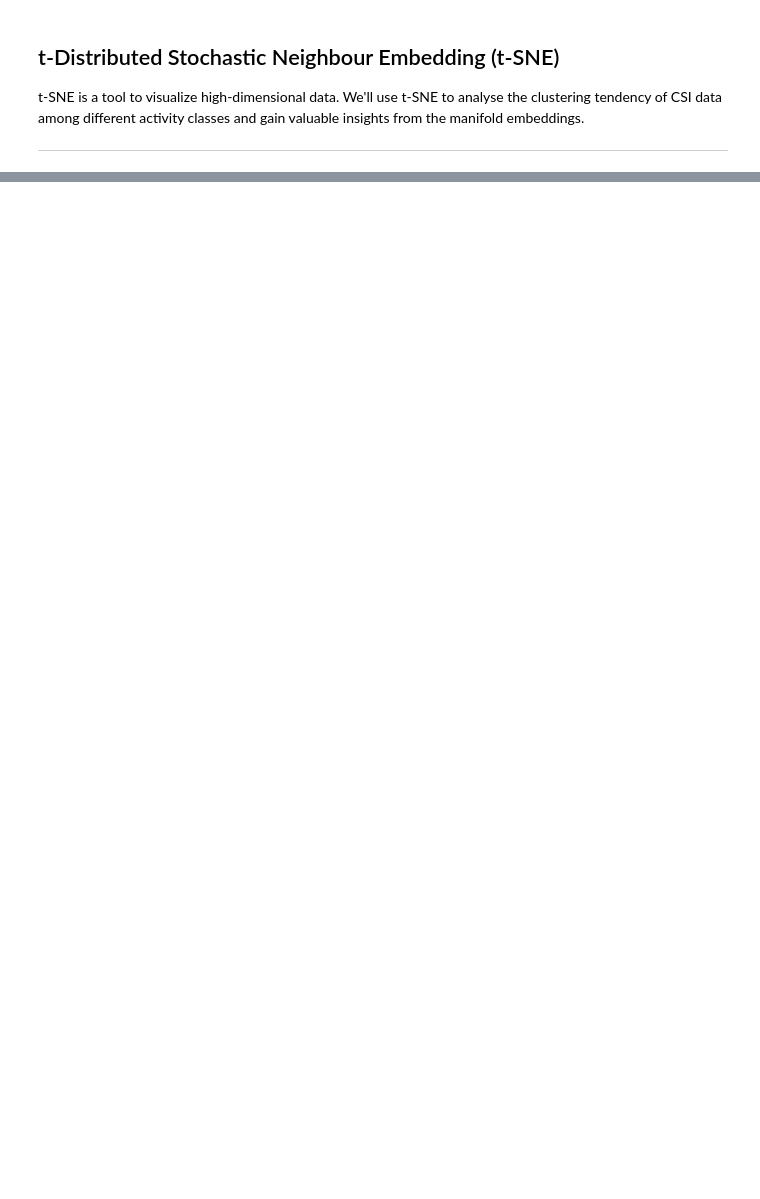
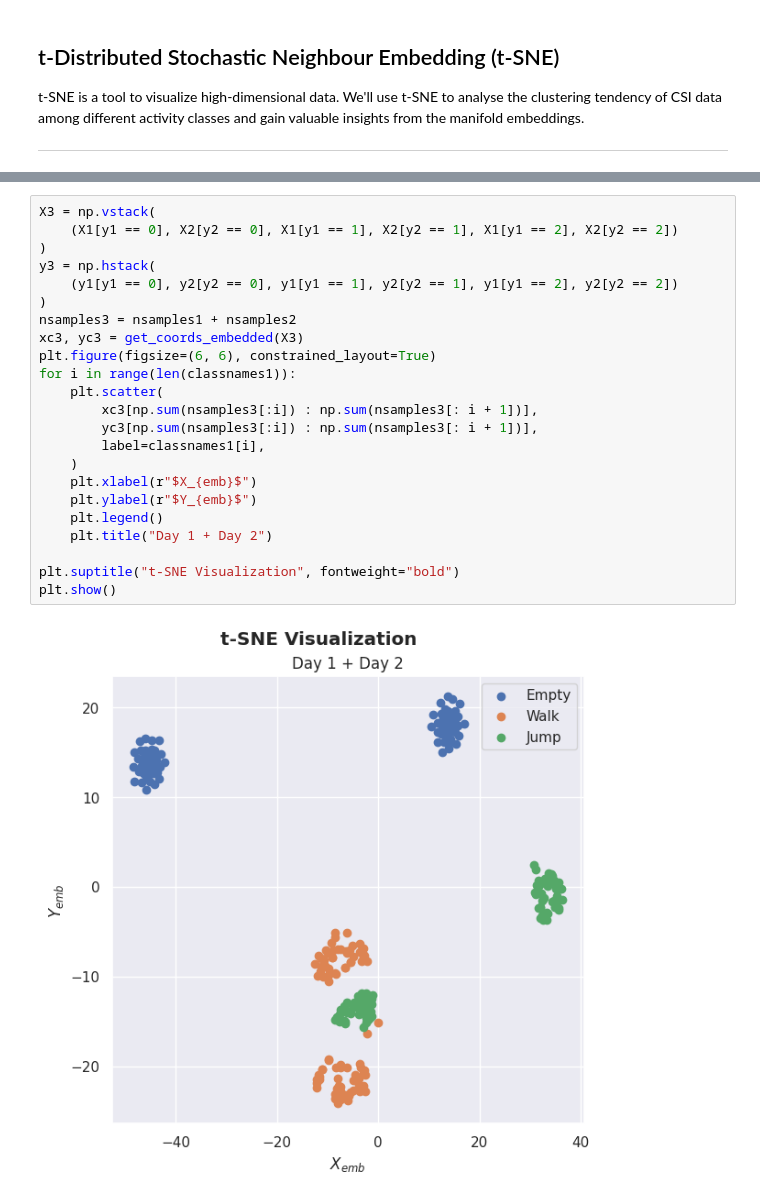
Before and after one commit to winwinashwin/CSI-Sense-Zero, a Jupyter notebook: notebooks/t-SNE.ipynb, the cells around one changed output, grey strips where cells are left out. Saved outputs shown, nothing was run; the diff lists cells and outputs as text; blank space fills up the shorter version.

```diff
--- a/notebooks/t-SNE.ipynb
+++ b/notebooks/t-SNE.ipynb
@@ -106,0 +83,25 @@ t-SNE converged in 2849 iterations
+# %%
+X3 = np.vstack(
+    (X1[y1 == 0], X2[y2 == 0], X1[y1 == 1], X2[y2 == 1], X1[y1 == 2], X2[y2 == 2])
+)
+y3 = np.hstack(
+    (y1[y1 == 0], y2[y2 == 0], y1[y1 == 1], y2[y2 == 1], y1[y1 == 2], y2[y2 == 2])
+)
+nsamples3 = nsamples1 + nsamples2
+xc3, yc3 = get_coords_embedded(X3)
+plt.figure(figsize=(6, 6), constrained_layout=True)
+for i in range(len(classnames1)):
+    plt.scatter(
+        xc3[np.sum(nsamples3[:i]) : np.sum(nsamples3[: i + 1])],
+        yc3[np.sum(nsamples3[:i]) : np.sum(nsamples3[: i + 1])],
+        label=classnames1[i],
+    )
+    plt.xlabel(r"$X_{emb}$")
+    plt.ylabel(r"$Y_{emb}$")
+    plt.legend()
+    plt.title("Day 1 + Day 2")
+
+plt.suptitle("t-SNE Visualization", fontweight="bold")
+plt.show()
+# %% [output]
+[figure, added]
```
Also changed, not shown: parts of 5 cells of this notebook, 4 other files.
